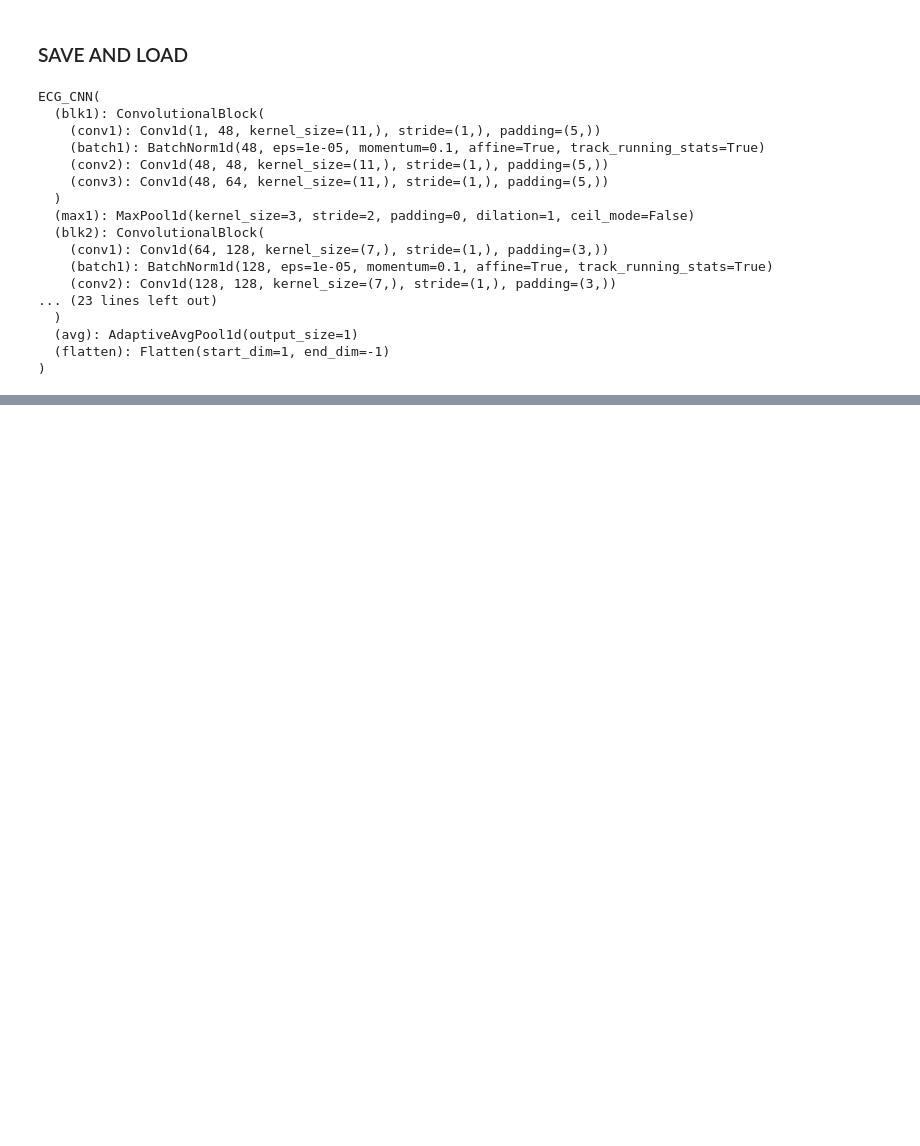
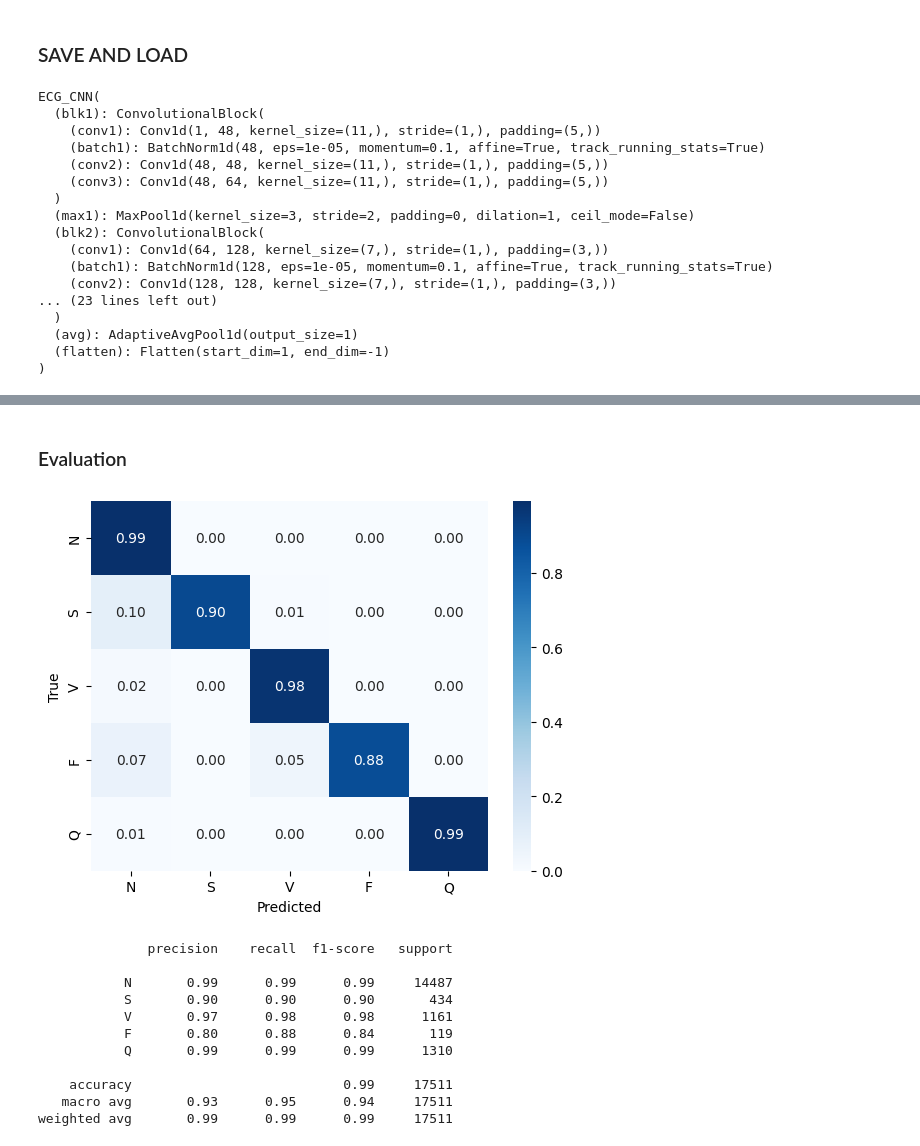
Before and after one commit to xl-Mu/ECG-Heartbeat-Categorization, a Jupyter notebook: CNN Model.ipynb, the cells around one changed output, grey strips where cells are left out. Drawn from its saved outputs; the diff is of its cells as text; code cells hidden in the pictures; blank space fills up the shorter version.

Commit message:
Evaluation done

```diff
--- a/CNN Model.ipynb
+++ b/CNN Model.ipynb
@@ -480,0 +481,35 @@ Test Accuracy: 0.985894580549369
+# %% [markdown]
+### Evaluation
+# %%
+def plot_cm(model, dl, categories, normalize='true'):
+    #plot the confusion matrix
+    model.eval()
+    y_pred = []
+    y_true = []
+    for x, y in dl:
+        x = x.to(device)
+        y = y.to(device)
+        output = model(x) #out shape: (batch_size, 5)
+        y_pred.extend(torch.argmax(output, dim=1).cpu().numpy())
+        y_true.extend(y.cpu().numpy())
+    cm = confusion_matrix(y_true, y_pred, normalize=normalize)
+    sns.heatmap(cm, annot=True, fmt= '.2f', cmap='Blues', xticklabels=categories.values(), yticklabels=categories.values())
+    plt.xlabel('Predicted')
+    plt.ylabel('True')
+    plt.show()
+    print(classification_report(y_true, y_pred, target_names=class_names.values()))
+# %%
+plot_cm(model, ECG_test_dataloader, class_names)
+# %% [output]
+[figure, added]
+              precision    recall  f1-score   support
+
+           N       0.99      0.99      0.99     14487
+           S       0.90      0.90      0.90       434
+           V       0.97      0.98      0.98      1161
+           F       0.80      0.88      0.84       119
+           Q       0.99      0.99      0.99      1310
+
+    accuracy                           0.99     17511
+   macro avg       0.93      0.95      0.94     17511
+weighted avg       0.99      0.99      0.99     17511
```
Also changed, not shown: parts of 7 cells of this notebook, 1 other file.
